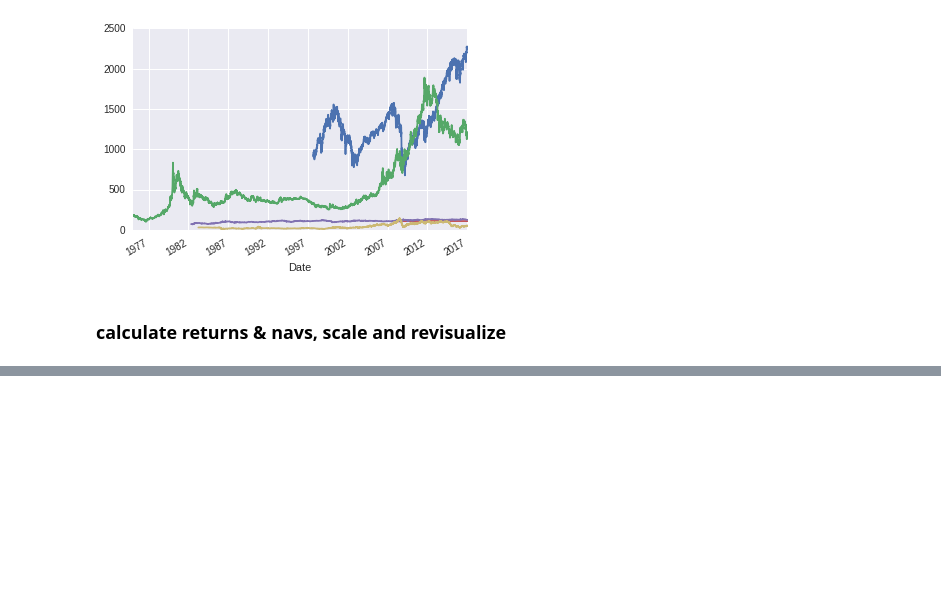
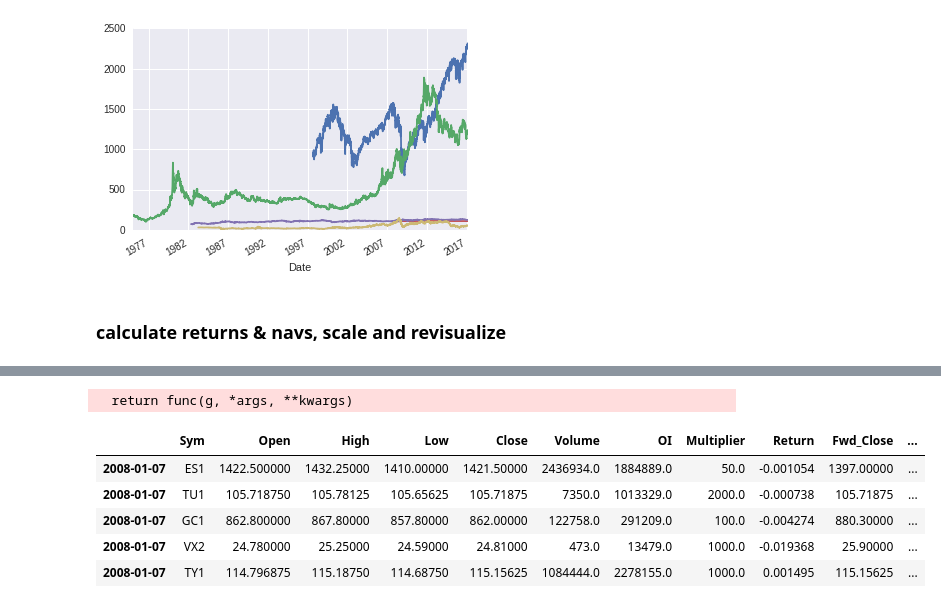
Before and after one commit to hackthemarket/via, a Jupyter notebook: via_gen.ipynb, the cells around one changed output, grey strips where cells are left out. Cells and saved outputs as stored; diff of their text form; code cells hidden in the pictures; blank space fills up the shorter version.

```diff
--- a/via_gen.ipynb
+++ b/via_gen.ipynb
@@ -166,0 +202,25 @@ dtype: float64
+# %%
+import sim
+
+sp1['Sym'] = 'ES1';
+vx2['Sym'] = 'VX2';
+gc1['Sym'] = 'GC1';
+tu1['Sym'] = 'TU1';
+ty1['Sym'] = 'TY1';
+
+sp1['Multiplier'] = 50.0;
+vx2['Multiplier'] = 1000.0;
+gc1['Multiplier'] = 100.0;
+tu1['Multiplier'] = 2000.0;
+ty1['Multiplier'] = 1000.0;
+
+SIM_COLS = ['Sym', 'Open', 'High', 'Low', 'Settle', 'Volume','OI','Multiplier']
+
+all = pd.concat( [sp1, vx2, gc1,tu1,ty1],axis=0 )
+all = all[all.index >= '2008-01-01']
+all.drop(['Change','Close'],inplace=True, axis=1)
+all.rename(columns={'Previous Day Open Interest':'OI'},inplace=True)
+all = all[SIM_COLS]
+all.sort_index(inplace=True)
+
+all.head()
@@ -166,0 +240,20 @@ dtype: float64
+# %%
+Lookback_Days = 20
+U=S
+#U['ADV'] = U.groupby('Sym')['Volume'].apply(rolling(min_periods=1, window=Lookback_Days, center=False).mean())
+U['Return'] = U.groupby('Sym')['Close'].pct_change()
+U['Fwd_Close'] = U.groupby('Sym')['Close'].shift(-1)
+U['Fwd_Return'] = U.groupby('Sym')['Return'].shift(-1)
+U['SD'] = U.groupby('Sym')['Return'].apply(pd.rolling_std, Lookback_Days, 1).shift()
+
+U=U.dropna()
+U = U.sort_index()
+U.head()
+# %% [output]
+  return func(g, *args, **kwargs)
+|  | Sym | Open | High | Low | Close | Volume | OI | Multiplier | Return | Fwd_Close | ... |
+| 2008-01-07 | ES1 | 1422.500000 | 1432.25000 | 1410.00000 | 1421.50000 | 2436934.0 | 1884889.0 | 50.0 | -0.001054 | 1397.00000 | ... |
+| 2008-01-07 | TU1 | 105.718750 | 105.78125 | 105.65625 | 105.71875 | 7350.0 | 1013329.0 | 2000.0 | -0.000738 | 105.71875 | ... |
+| 2008-01-07 | GC1 | 862.800000 | 867.80000 | 857.80000 | 862.00000 | 122758.0 | 291209.0 | 100.0 | -0.004274 | 880.30000 | ... |
+| 2008-01-07 | VX2 | 24.780000 | 25.25000 | 24.59000 | 24.81000 | 473.0 | 13479.0 | 1000.0 | -0.019368 | 25.90000 | ... |
+| 2008-01-07 | TY1 | 114.796875 | 115.18750 | 114.68750 | 115.15625 | 1084444.0 | 2278155.0 | 1000.0 | 0.001495 | 115.15625 | ... |
```
Also changed, not shown: parts of 13 cells of this notebook, 2 other files.
